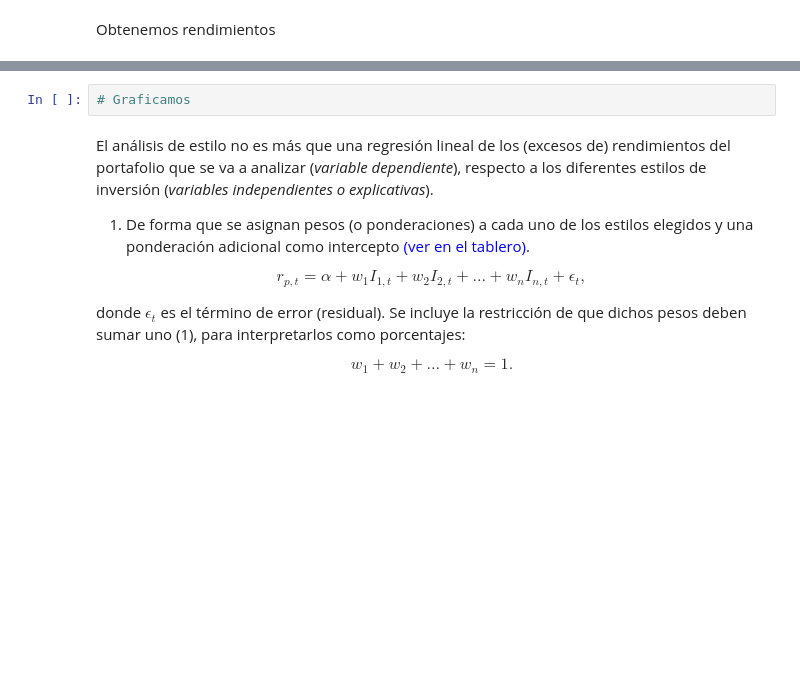
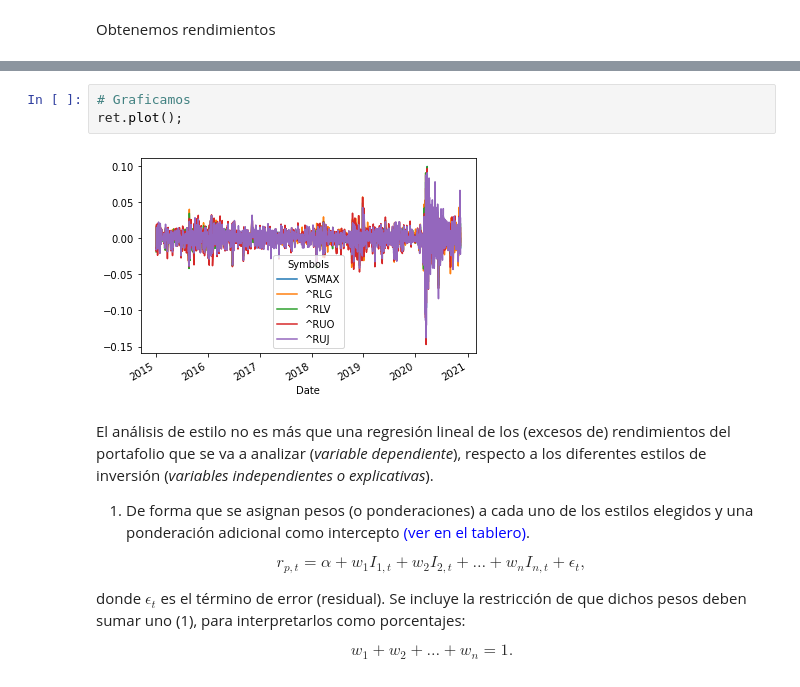
Before and after one commit to duarteandres/porinvo2020, a Jupyter notebook: Modulo4/Clase18_AnalisisEstilo.ipynb, the cells around one changed output, grey strips where cells are left out. Drawn from its saved outputs; the diff is of its cells as text; blank space fills up the shorter version.

```diff
--- a/Modulo4/Clase18_AnalisisEstilo.ipynb
+++ b/Modulo4/Clase18_AnalisisEstilo.ipynb
@@ -98,5 +105,8 @@ Obtenemos rendimientos
 # %%
 # Graficamos
+ret.plot();
+# %% [output]
+[figure, added]
 # %% [markdown]
 El análisis de estilo no es más que una regresión lineal de los (excesos de) rendimientos del portafolio que se va a analizar (*variable dependiente*), respecto a los diferentes estilos de inversión (*variables independientes o explicativas*).
 
```
Also changed, not shown: parts of 31 cells of this notebook, 5 other files.
